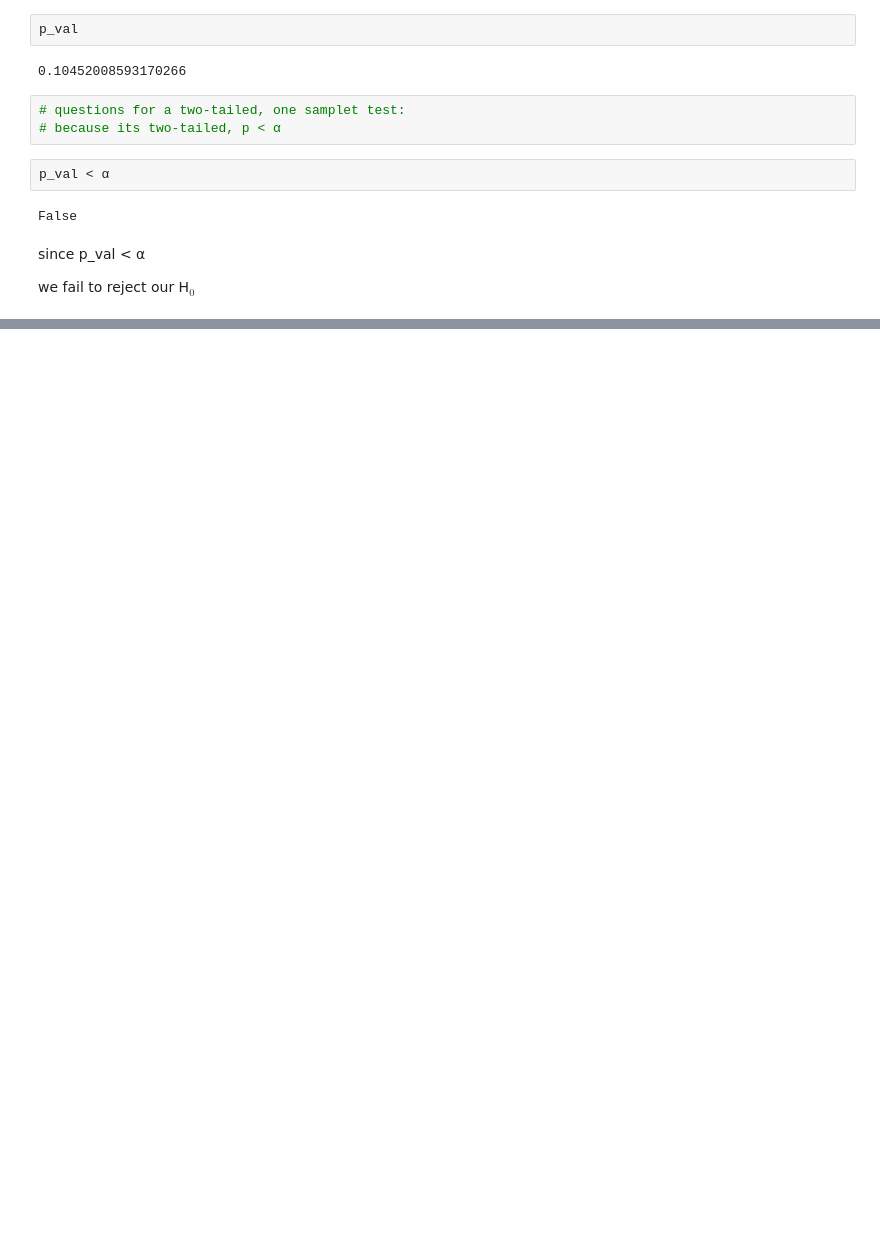
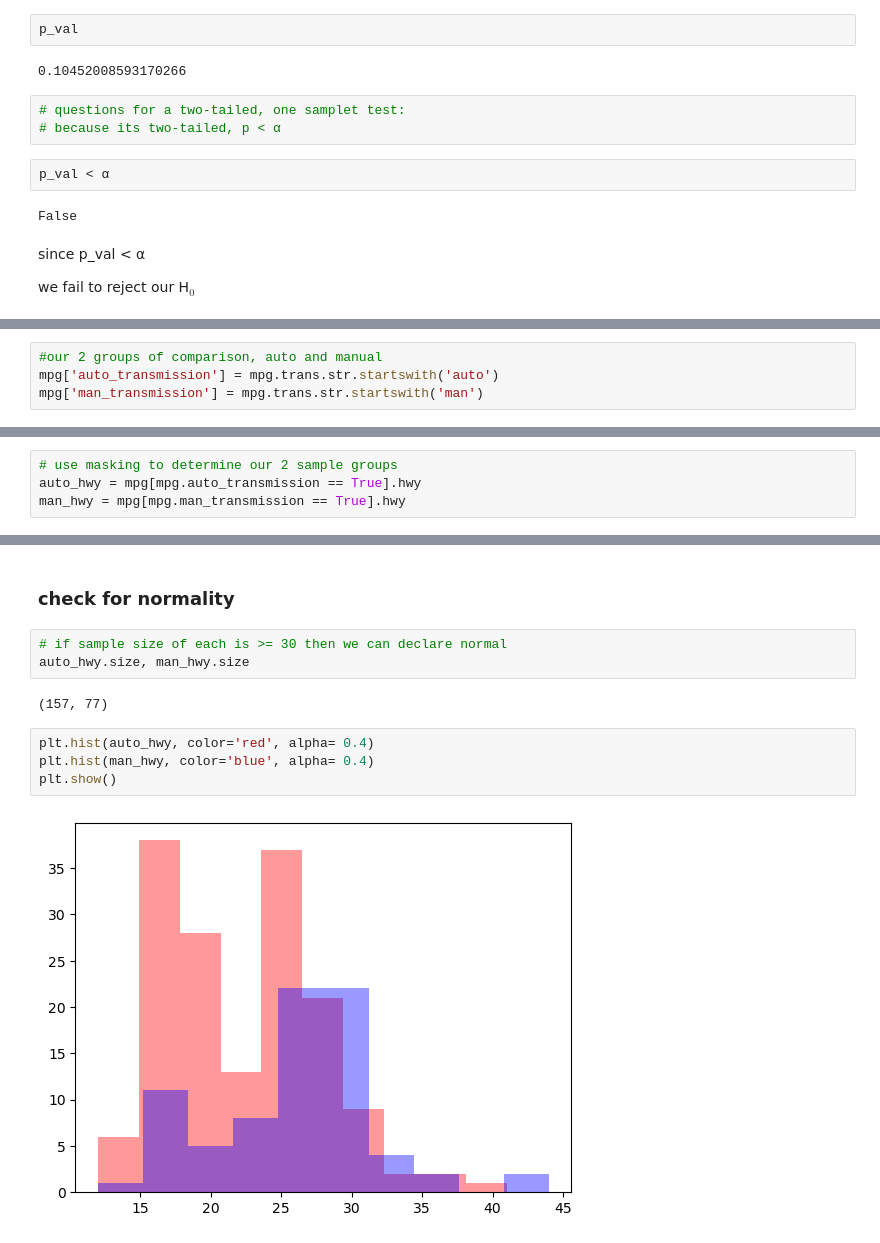
Before and after one commit to Adam-Harris87/statistics-exercises, a Jupyter notebook: comparing_means.ipynb, the cells around one changed output, grey strips where cells are left out. Saved outputs shown, nothing was run; the diff lists cells and outputs as text; blank space fills up the shorter version.

```diff
--- a/comparing_means.ipynb
+++ b/comparing_means.ipynb
@@ -140,0 +259,4 @@ we fail to reject our H$_0$
+# %%
+#our 2 groups of comparison, auto and manual
+mpg['auto_transmission'] = mpg.trans.str.startswith('auto')
+mpg['man_transmission'] = mpg.trans.str.startswith('man')
@@ -140,0 +272,4 @@ we fail to reject our H$_0$
+# %%
+# use masking to determine our 2 sample groups
+auto_hwy = mpg[mpg.auto_transmission == True].hwy
+man_hwy = mpg[mpg.man_transmission == True].hwy
@@ -140,0 +283,13 @@ we fail to reject our H$_0$
+# %% [markdown]
+### check for normality
+# %%
+# if sample size of each is >= 30 then we can declare normal
+auto_hwy.size, man_hwy.size
+# %% [output]
+(157, 77)
+# %%
+plt.hist(auto_hwy, color='red', alpha= 0.4)
+plt.hist(man_hwy, color='blue', alpha= 0.4)
+plt.show()
+# %% [output]
+[figure, added]
```
Also changed, not shown: parts of 40 cells of this notebook, 1 other file.
